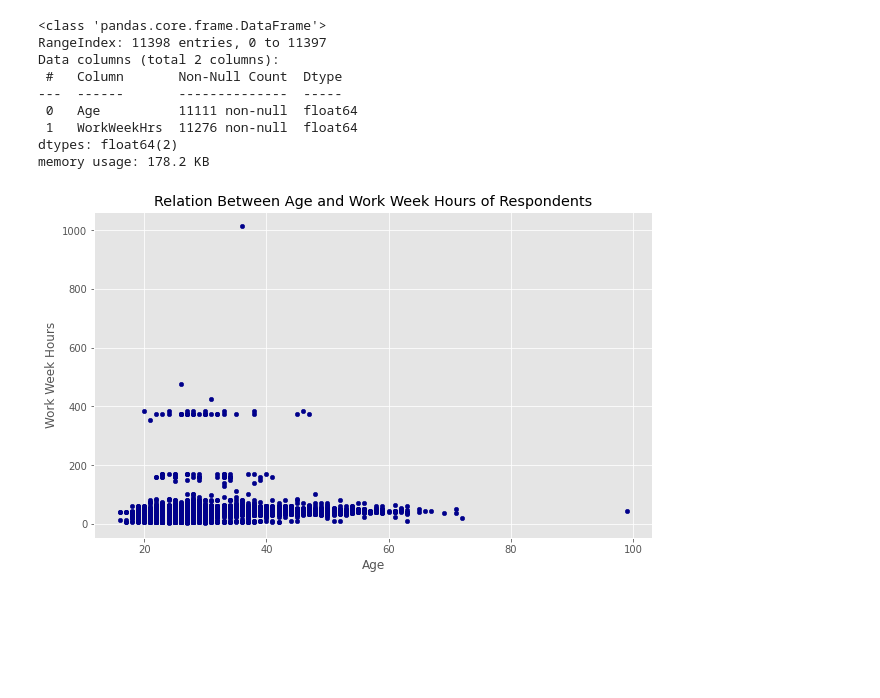
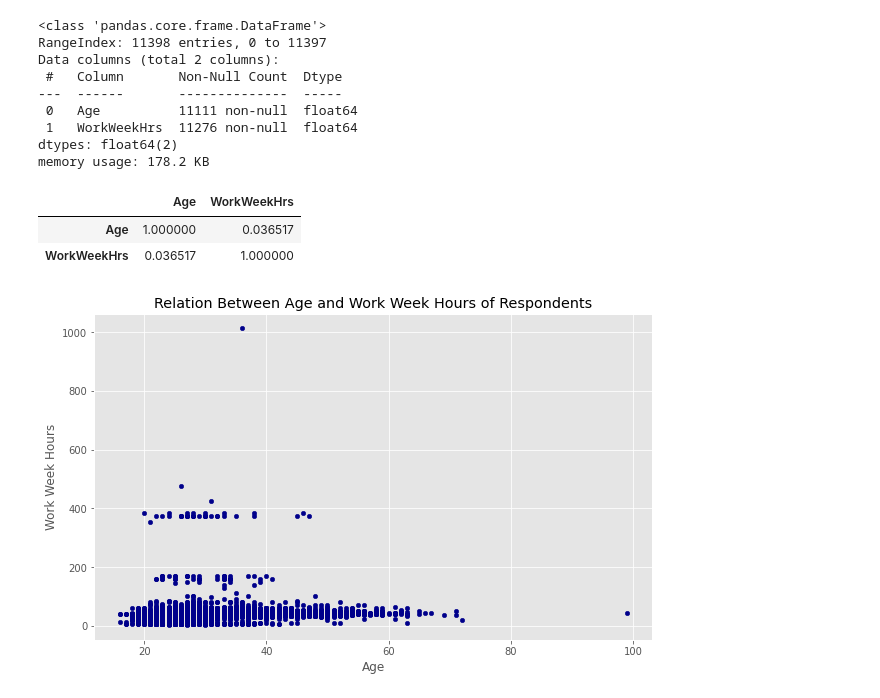
Before and after one commit to dikoharyadhanto/Data-Analyst-Capstone-Project-Coursera, a Jupyter notebook: M4DataVisualization_lab.ipynb, the cells around one changed output. Cells and saved outputs as stored; diff of their text form; code cells hidden in the pictures; blank space fills up the shorter version.

```diff
--- a/M4DataVisualization_lab.ipynb
+++ b/M4DataVisualization_lab.ipynb
@@ -244,6 +244,12 @@ Data columns (total 2 columns):
  1   WorkWeekHrs  11276 non-null  float64
 dtypes: float64(2)
 memory usage: 178.2 KB
+# %%
+df_corr.corr()
+# %% [output]
+|  | Age | WorkWeekHrs |
+| Age | 1.000000 | 0.036517 |
+| WorkWeekHrs | 0.036517 | 1.000000 |
 # %%
 df_corr.plot(kind='scatter', x='Age', y='WorkWeekHrs', figsize=(10,6), color='darkblue')
 
```
